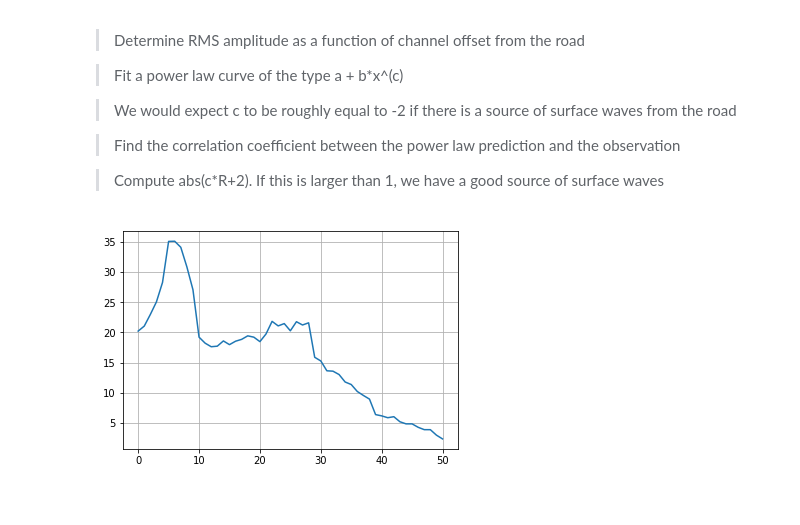
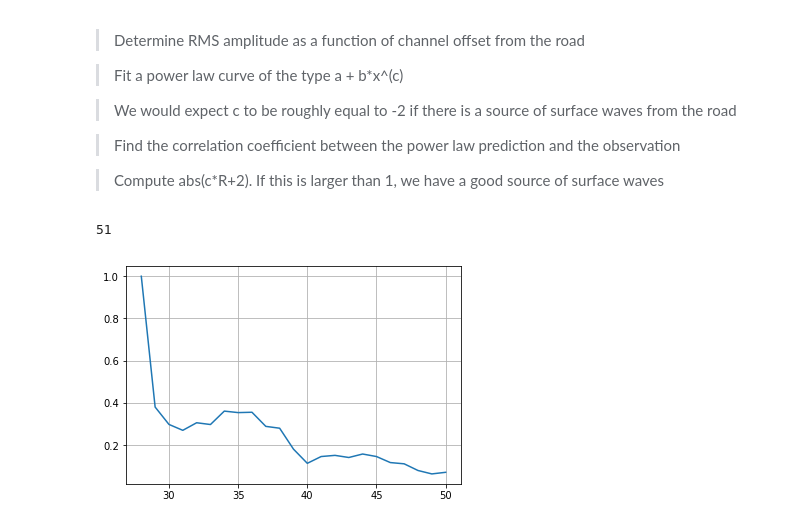
Before and after one commit to rmartinshort/Met_data_predict, a Jupyter notebook: notebooks/DAS XC test line 2EW.ipynb, the cells around one changed output. Saved outputs shown, nothing was run; the diff lists cells and outputs as text; code cells hidden in the pictures.

```diff
--- a/notebooks/DAS XC test line 2EW.ipynb
+++ b/notebooks/DAS XC test line 2EW.ipynb
@@ -62,3 +62,9 @@ os.chdir(datadir)
 f = op.read(fnames[0],format='mseed')
 f = f.detrend('demean')
 f = f.detrend('linear')
+# %%
+f0 = whiten(f[-1])
+fc = correlate(f0,f0,shift)
+X = np.linspace(-60,60,2*shift+1)
+Xcorr_mat = np.zeros([len(fc),len(f)])
+Xcorr_mat[:,0] = fc
@@ -64,0 +83,4 @@ f = f.detrend('linear')
+# %%
+for i in range(nchan):
+    fc = correlate(f0,whiten(f[nchan-(i+1)]),shift)
+    Xcorr_mat[:,i] = fc
@@ -83,6 +115 @@ Xcorr_mat[:,0] = fc
 [figure]
-# %%
-for i in range(1,nchan):
-    fc = correlate(f0,whiten(f[nchan-(i+1)]),shift)
-    #fc = correlate(f0,f[nchan-(i+1)],shift)
-    Xcorr_mat[:,i] = fc
@@ -122,16 +134,22 @@ def func_powerlaw(x,m,c0,c1):
 
 target_func = func_powerlaw
 # %%
+print(nchan)
 chan_n = np.zeros(nchan)
-rms_vals = np.zeros(nchan)
+rms_vals = np.ones(nchan)
+offset = 28
 for i in range(nchan):
-    x = f[nchan-(i+1)].data
+    tr = list(reversed(f))[i]
+    tr.detrend('demean')
+    tr.detrend()
+    x = tr.data
     rms_noise = np.sqrt(np.mean(x*x))
+    rms_vals[i] = rms_noise
     chan_n[i] = i
-    rms_vals[i] = rms_noise
 
-plt.plot(chan_n,rms_vals)
+plt.plot(chan_n[offset:],rms_vals[offset:]/rms_vals[offset])
 plt.grid()
 # %% [output]
+51
-[figure, old version]
+[figure, new version]
 # %%
```
Also changed, not shown: parts of 15 cells of this notebook.
